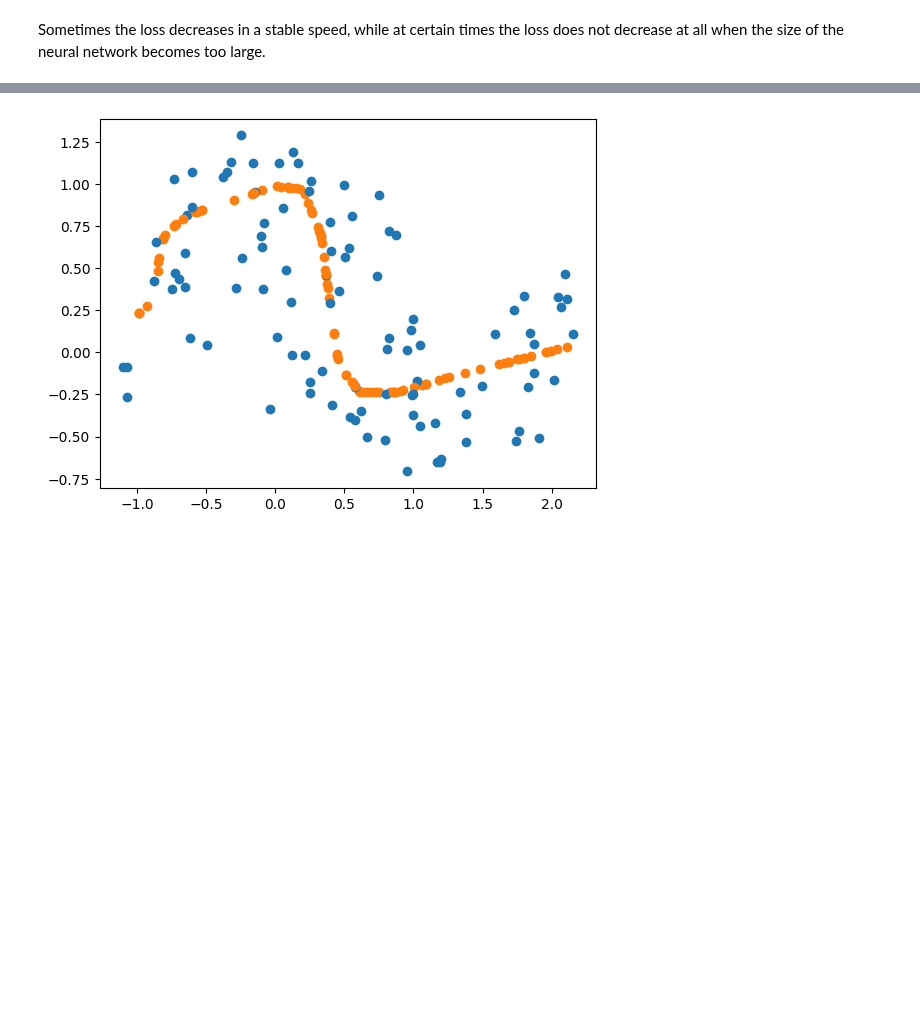
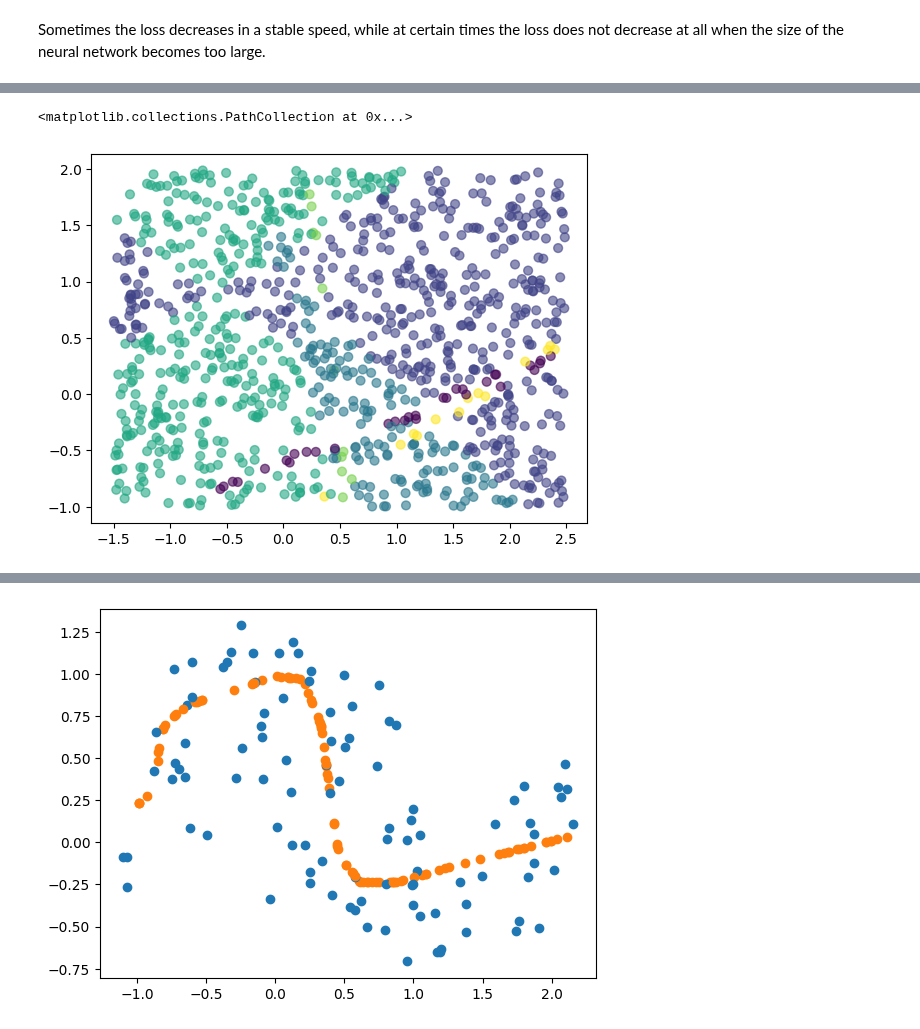
Before and after one commit to Max-Hi/GenNN, a Jupyter notebook: Exercise_2/ex2.ipynb, the cells around one changed output, grey strips where cells are left out. Cells and saved outputs as stored; diff of their text form; code cells hidden in the pictures; blank space fills up the shorter version.

```diff
--- a/Exercise_2/ex2.ipynb
+++ b/Exercise_2/ex2.ipynb
@@ -134,0 +132,14 @@ mixture.GaussianMixture
+# %%
+# TODO: fit GMM to the code dist.
+gmm_model = mixture.GaussianMixture(n_components= 6)
+gmm_model.fit(sample_temp_x)
+sample_x_pred = np.random.uniform(
+    low = [-1.5,-1],
+    high = [2.5, 2],
+    size = (1000,2))
+sample_y_pred = gmm_model.predict(sample_x_pred)
+# print(sample_x_pred)
+plt.scatter(sample_x_pred[:,0],sample_x_pred[:,1],c = sample_y_pred, cmap='viridis', s=40, alpha=0.6 )
+# %% [output]
+<matplotlib.collections.PathCollection at 0x...>
+[figure, added]
```
Also changed, not shown: parts of 14 cells of this notebook.
